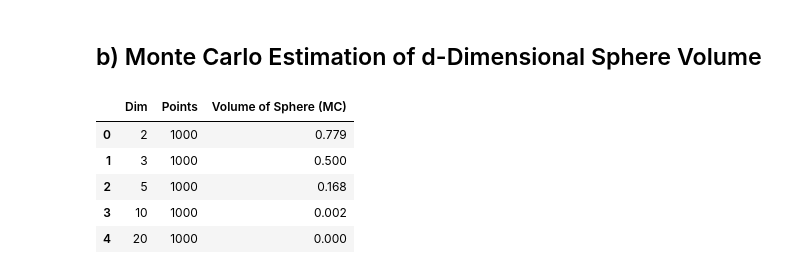
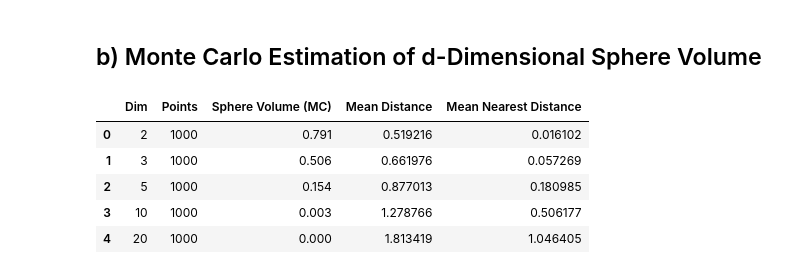
Before and after one commit to pouriaSameti/Mathematics-For-Data-Science, a Jupyter notebook: Project 1/code.ipynb, the cells around one changed output. Cells and saved outputs as stored; diff of their text form; code cells hidden in the pictures.

```diff
--- a/Project 1/code.ipynb
+++ b/Project 1/code.ipynb
@@ -158,15 +159,15 @@ for dim in dims:
 # %% [markdown]
 ### Mean Distance To Equator
 # %%
-resluts1 = []
+result1 = []
 
 for dim in points.keys():
     points_per_dim = points[dim]
     distances = geodesic_distance_to_equator(points_per_dim)
     mean_distances = sum(distances) / len(distances)
-    resluts1.append({'dimension': dim, 'point': n_points, 'Mean Distance To Equator': mean_distances})
+    result1.append({'dimension': dim, 'point': n_points, 'Mean Distance To Equator': mean_distances})
 
-resluts1 = pd.DataFrame(resluts1)
-resluts1
+result1 = pd.DataFrame(result1)
+result1
 # %% [output]
 |  | dimension | point | Mean Distance To Equator |
@@ -178,7 +179,7 @@ resluts1
 # %% [markdown]
 ### Mean angles
 # %%
-results2 = []
+result2 = []
 for dim in points.keys():
     points_per_dim = points[dim]
     x_points = points_per_dim[:5000]
@@ -192,10 +193,10 @@ for dim in points.keys():
         theta = angle_between(x, y)
         angles.append(theta)
     mean_angles = sum(angles) / len(angles)
-    results2.append({'dimension': dim, 'point': n_points, 'Mean angle': mean_angles})
+    result2.append({'dimension': dim, 'point': n_points, 'Mean angle': mean_angles})
 
 
-results2 = pd.DataFrame(results2)
-results2
+result2 = pd.DataFrame(result2)
+result2
 # %% [output]
 |  | dimension | point | Mean angle |
@@ -223,29 +224,47 @@ for dim in dims:
 ## b) Monte Carlo Estimation of d-Dimensional Sphere Volume
 # %%
 def mc_sphere_volume(dim: int, num_samples: int, radius: float):
-
     X = np.random.uniform(-radius, radius, size=(num_samples, dim))
     norms_sq = np.sum(X**2, axis=1)
     inside = (norms_sq <= radius*radius)
     k = inside.sum()
 
     frac = k / num_samples
     cube_vol = (2 * radius) ** d
     estimate = frac * cube_vol
 
     return estimate
 
+def mean_pairwise_distance(points):
+    dists = []
+    for i in range(len(points)):
+        for j in range(i+1, len(points)):
+            d = np.linalg.norm(points[i] - points[j])
+            dists.append(d)
+    return np.mean(dists)
+
+
+def mean_nearest_neighbor(points):
+    tree = cKDTree(points)
+    dists, _ = tree.query(points, k=2)
+    nn_dists = dists[:, 1]
+    return np.mean(nn_dists)
+
+
 result_2b = []
 for dim in dims:
     volume = mc_sphere_volume(dim=dim, num_samples=n_points, radius=0.5)
-    result_2b.append({'Dim': dim, 'Points': n_points, 'Volume of Sphere (MC)': volume})
+    mean_dist = mean_pairwise_distance(points_in_cube[dim])
+    mean_nearest_distance = mean_nearest_neighbor(points_in_cube[dim])
+    result_2b.append({'Dim': dim, 'Points': n_points, 'Sphere Volume (MC)': volume,
+                      'Mean Distance': mean_dist, 'Mean Nearest Distance': mean_nearest_distance})
 
 result_2b = pd.DataFrame(result_2b)
 result_2b
 # %% [output]
-|  | Dim | Points | Volume of Sphere (MC) |
-| 0 | 2 | 1000 | 0.779 |
-| 1 | 3 | 1000 | 0.500 |
-| 2 | 5 | 1000 | 0.168 |
-| 3 | 10 | 1000 | 0.002 |
-| 4 | 20 | 1000 | 0.000 |
+|  | Dim | Points | Sphere Volume (MC) | Mean Distance | Mean Nearest Distance |
+| 0 | 2 | 1000 | 0.791 | 0.519216 | 0.016102 |
+| 1 | 3 | 1000 | 0.506 | 0.661976 | 0.057269 |
+| 2 | 5 | 1000 | 0.154 | 0.877013 | 0.180985 |
+| 3 | 10 | 1000 | 0.003 | 1.278766 | 0.506177 |
+| 4 | 20 | 1000 | 0.000 | 1.813419 | 1.046405 |
```
Also changed, not shown: parts of 15 cells of this notebook.
